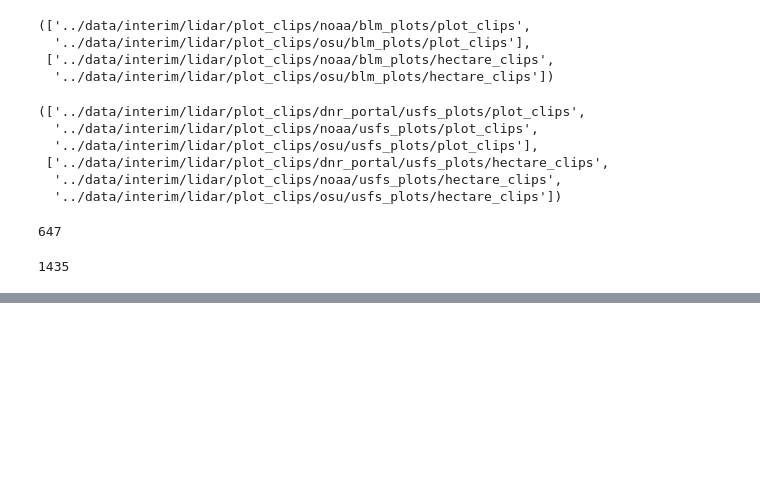
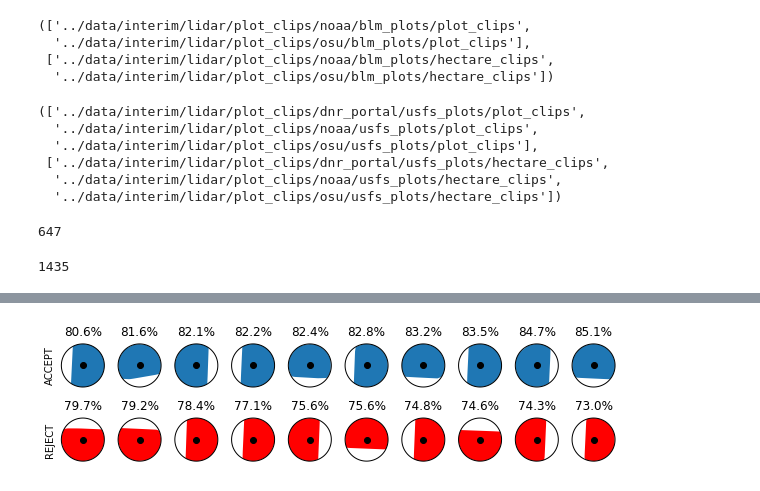
Before and after one commit to Ecotrust/ForestMapping, a Jupyter notebook: notebooks/08_Removing Partial Plots.ipynb, the cells around one changed output, grey strips where cells are left out. Drawn from its saved outputs; the diff is of its cells as text; code cells hidden in the pictures; blank space fills up the shorter version.

```diff
--- a/notebooks/08_Removing Partial Plots.ipynb
+++ b/notebooks/08_Removing Partial Plots.ipynb
@@ -143,0 +258,6 @@ dnr_plot_gdf = dnr_plot_gdf.sort_values(by=['file_name', 'acres']).drop_duplicat
+# %%
+THRESH_PCT = 0.80
+PLOT_SIZE_AC = 1/8
+display_thresh(blm_plot_gdf, thresh_pct=THRESH_PCT, plot_size_ac=PLOT_SIZE_AC)
+# %% [output]
+[figure, added]
```
Also changed, not shown: parts of 35 cells of this notebook, 13 other files.
